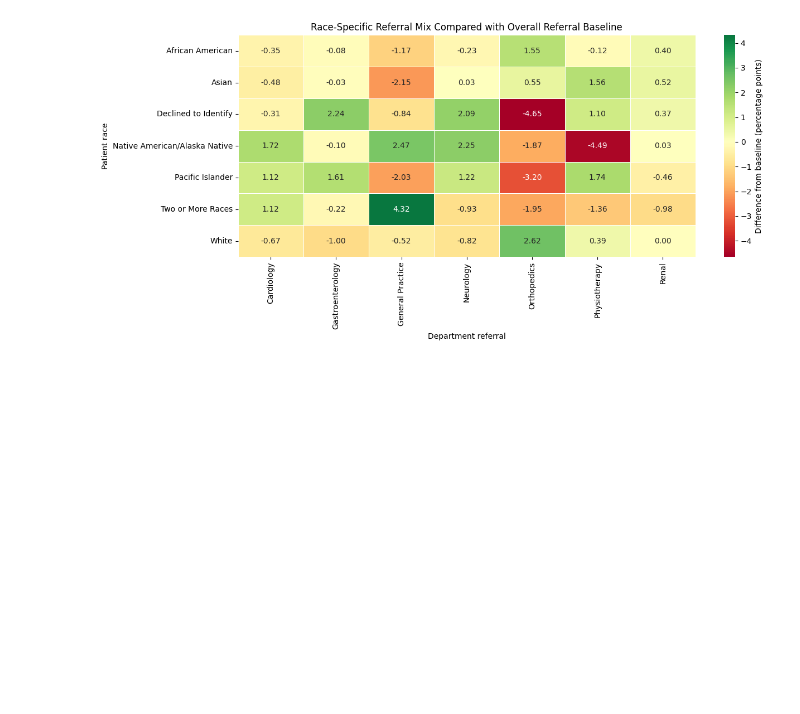
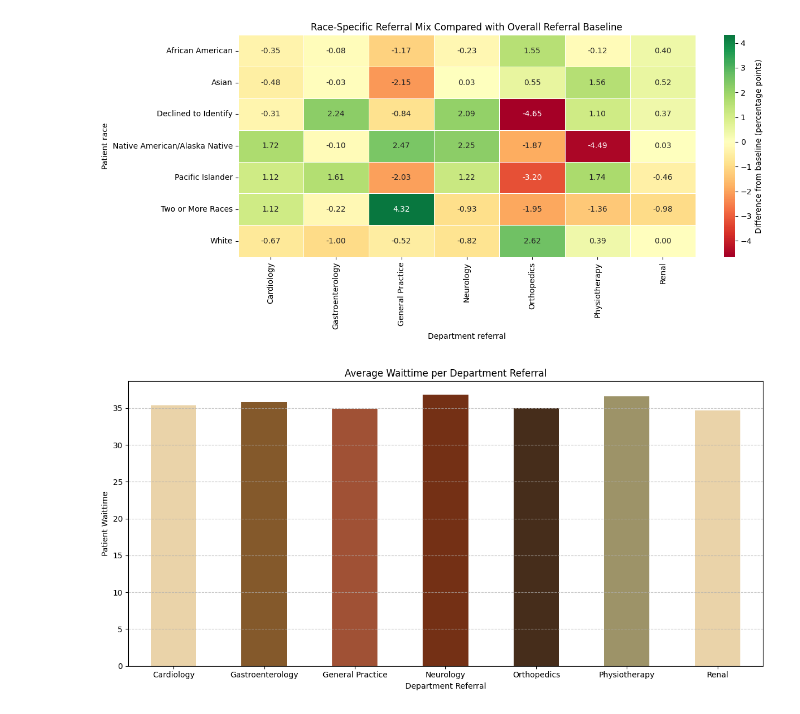
Before and after one commit to Mikayla-ds2/surge-sense, a Jupyter notebook: eda+viz.ipynb, the cells around one changed output. Drawn from its saved outputs; the diff is of its cells as text; code cells hidden in the pictures; blank space fills up the shorter version.

Commit message:
almost done with visualizations. will next work on the function in codex.

```diff
--- a/eda+viz.ipynb
+++ b/eda+viz.ipynb
@@ -371,3 +371,22 @@ plt.tight_layout()
 plt.show()
 # %% [output]
 [figure]
+# %%
+referrals_waittime = data.loc[
+    data['department_referral'].ne('No referral.'),
+    ['patient_waittime', 'department_referral']
+]
+# %%
+mean_values = referrals_waittime.groupby('department_referral')['patient_waittime'].mean()
+
+plt.figure(figsize=(12, 6))
+mean_values.plot(kind='bar', color=customcmap.colors)
+plt.title('Average Waittime per Department Referral')
+plt.xlabel('Department Referral')
+plt.ylabel('Patient Waittime')
+plt.xticks(rotation=0)
+plt.grid(axis='y', linestyle='--', alpha=0.7)
+plt.tight_layout()
+plt.show()
+# %% [output]
+[figure, added]
```
Also changed, not shown: parts of 4 cells of this notebook.
